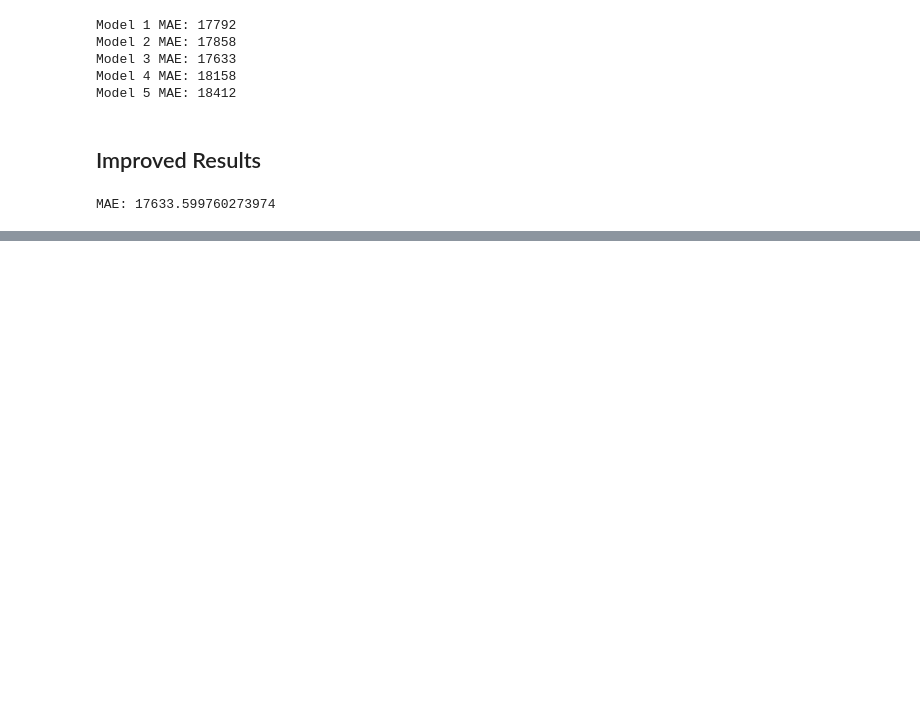
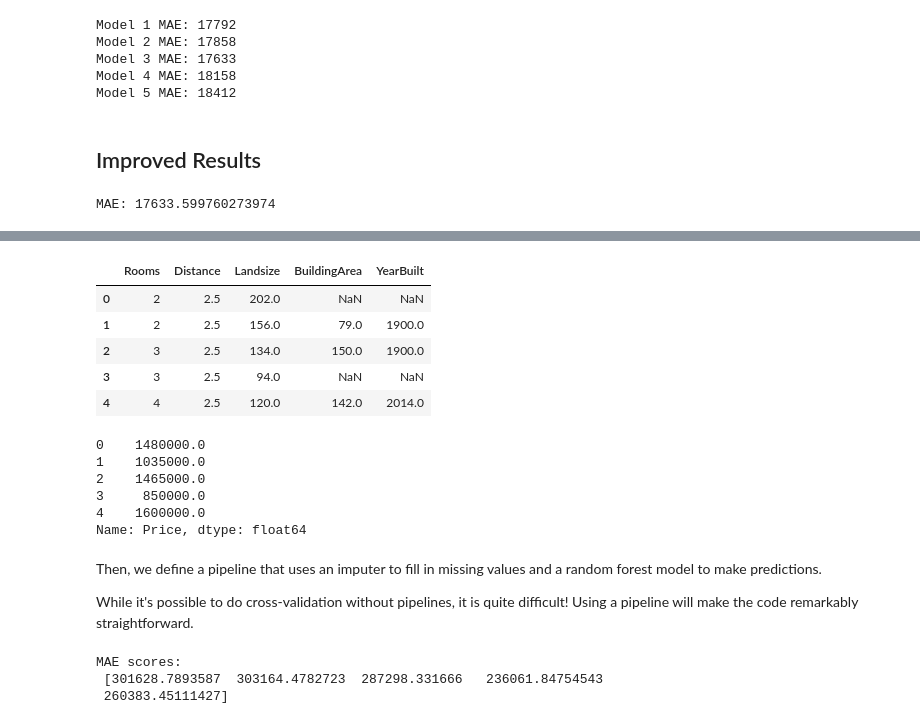
Before and after one commit to rivillasm/kaggler_30day_tutorial, a Jupyter notebook: kgl_day013.ipynb, the cells around one changed output, grey strips where cells are left out. Cells and saved outputs as stored; diff of their text form; code cells hidden in the pictures; blank space fills up the shorter version.

```diff
--- a/kgl_day013.ipynb
+++ b/kgl_day013.ipynb
@@ -339,0 +376,34 @@ MAE: 17633.599760273974
+# %%
+import pandas as pd
+
+# Read the data
+data = pd.read_csv('D:/lh_data/kaggle/melb_data.csv')
+
+# Select subset of predictors
+cols_to_use = ['Rooms', 'Distance', 'Landsize', 'BuildingArea', 'YearBuilt']
+X = data[cols_to_use]
+
+# Select target
+y = data.Price
+# %%
+X.head()
+# %% [output]
+|  | Rooms | Distance | Landsize | BuildingArea | YearBuilt |
+| 0 | 2 | 2.5 | 202.0 | NaN | NaN |
+| 1 | 2 | 2.5 | 156.0 | 79.0 | 1900.0 |
+| 2 | 3 | 2.5 | 134.0 | 150.0 | 1900.0 |
+| 3 | 3 | 2.5 | 94.0 | NaN | NaN |
+| 4 | 4 | 2.5 | 120.0 | 142.0 | 2014.0 |
+# %%
+y.head()
+# %% [output]
+0    1480000.0
+1    1035000.0
+2    1465000.0
+3     850000.0
+4    1600000.0
+Name: Price, dtype: float64
+# %% [markdown]
+Then, we define a pipeline that uses an imputer to fill in missing values and a random forest model to make predictions.
+
+While it's possible to do cross-validation without pipelines, it is quite difficult! Using a pipeline will make the code remarkably straightforward.
@@ -339,0 +418,14 @@ MAE: 17633.599760273974
+# %%
+from sklearn.model_selection import cross_val_score
+
+# Multiply by -1 since sklearn calculates *negative* MAE
+# https://scikit-learn.org/stable/modules/model_evaluation.html
+scores = -1 * cross_val_score(my_pipeline, X, y,
+                              cv=5,
+                              scoring='neg_mean_absolute_error')
+
+print("MAE scores:\n", scores)
+# %% [output]
+MAE scores:
+ [301628.7893587  303164.4782723  287298.331666   236061.84754543
+ 260383.45111427]
```
Also changed, not shown: parts of 19 cells of this notebook, 1 other file.
